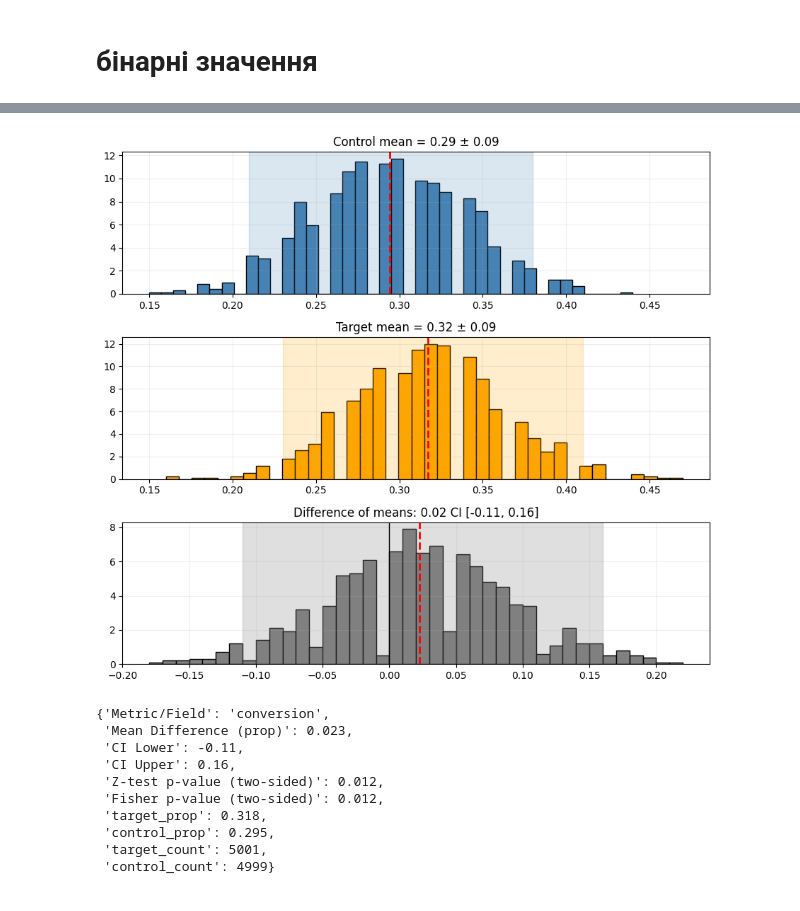
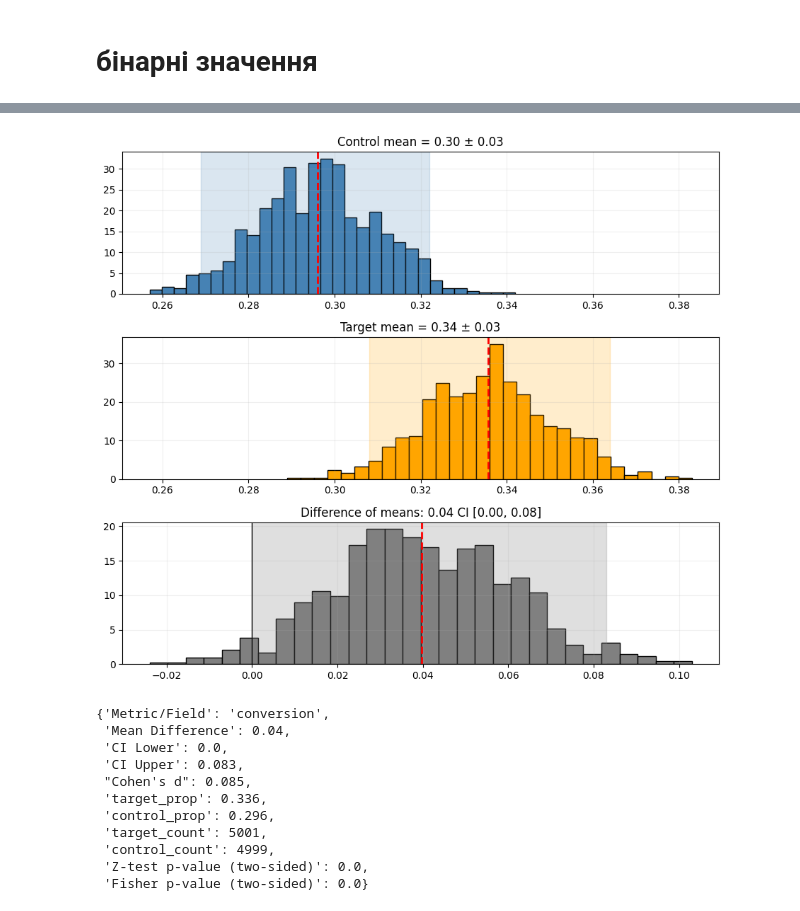
Before and after one commit to Familenko/DS-Lifehacks, a Jupyter notebook: bootstrap.ipynb, the cells around one changed output, grey strips where cells are left out. Cells and saved outputs as stored; diff of their text form; code cells hidden in the pictures.

Commit message:
unite AB logic for binary and numerical

```diff
--- a/bootstrap.ipynb
+++ b/bootstrap.ipynb
@@ -477,14 +360,16 @@ df_fake.head()
 # %%
-evaluate_binary_groups(df_fake, plot=True, value_col='conversion', n_iter=1000)
+res = evaluate_groups(df_fake, value_col='conversion', n_iter=1000, mode='binary', plot=True, bootstrap_size=1000)
+res
 # %% [output]
-[figure, old version]
+[figure, new version]
 {'Metric/Field': 'conversion',
- 'Mean Difference (prop)': 0.023,
- 'CI Lower': -0.11,
- 'CI Upper': 0.16,
- 'Z-test p-value (two-sided)': 0.012,
- 'Fisher p-value (two-sided)': 0.012,
- 'target_prop': 0.318,
- 'control_prop': 0.295,
+ 'Mean Difference': 0.04,
+ 'CI Lower': 0.0,
+ 'CI Upper': 0.083,
+ "Cohen's d": 0.085,
+ 'target_prop': 0.336,
+ 'control_prop': 0.296,
  'target_count': 5001,
- 'control_count': 4999}
+ 'control_count': 4999,
+ 'Z-test p-value (two-sided)': 0.0,
+ 'Fisher p-value (two-sided)': 0.0}
```
Also changed, not shown: parts of 6 cells of this notebook.
